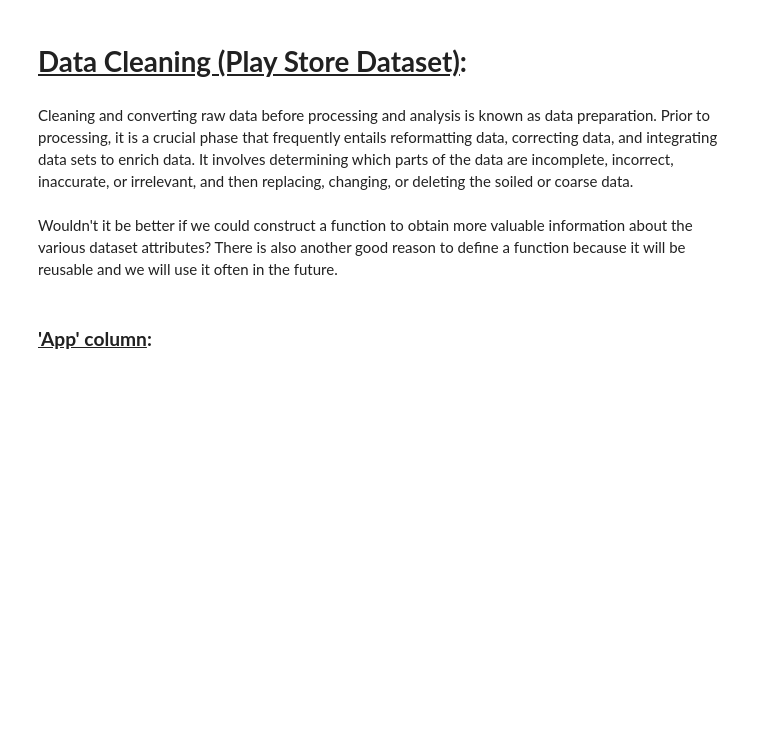
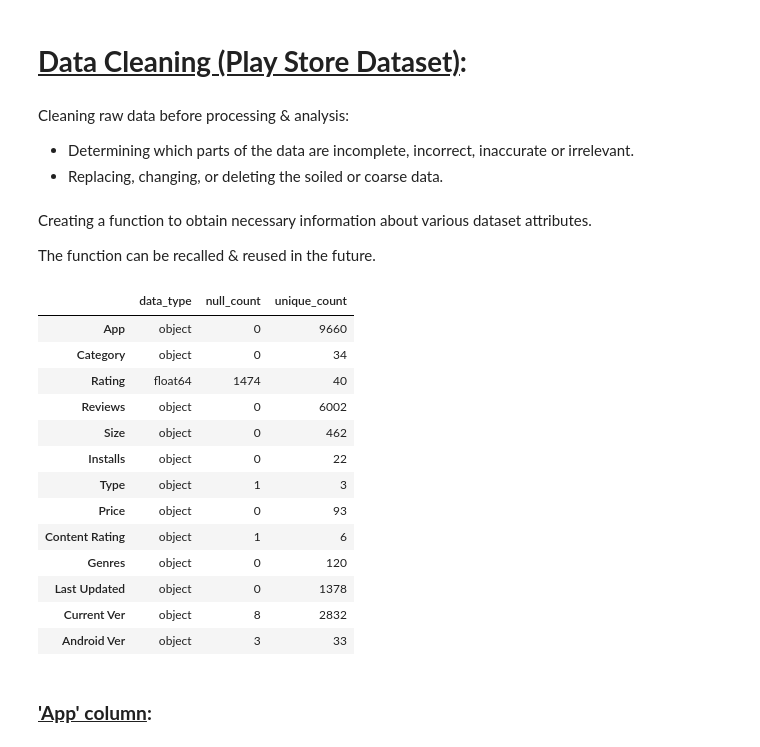
Before and after one commit to aviralsingh2907/PlayStore-App-Review-Analysis, a Jupyter notebook: EDA_Play_Store_App_Review_Analysis.ipynb, the cells around one changed output. Cells and saved outputs as stored; diff of their text form; code cells hidden in the pictures; blank space fills up the shorter version.

```diff
--- a/EDA_Play_Store_App_Review_Analysis.ipynb
+++ b/EDA_Play_Store_App_Review_Analysis.ipynb
@@ -111,21 +133,41 @@ user_review_df.isnull().sum()
 # %% [markdown]
 # <b><u>Data Cleaning (Play Store Dataset)</u>:</b>
 # %% [markdown]
-Cleaning and converting raw data before processing and analysis is known as data preparation. Prior to processing, it is a crucial phase that frequently entails reformatting data, correcting data, and integrating data sets to enrich data. It involves determining which parts of the data are incomplete, incorrect, inaccurate, or irrelevant, and then replacing, changing, or deleting the soiled or coarse data.
+Cleaning raw data before processing & analysis:
+
+* Determining which parts of the data are incomplete, incorrect, inaccurate or irrelevant.
+* Replacing, changing, or deleting the soiled or coarse data.
-# %% [markdown]
-Wouldn't it be better if we could construct a function to obtain more valuable information about the various dataset attributes? There is also another good reason to define a function because it will be reusable and we will use it often in the future.
+# %% [markdown]
+Creating a function to obtain necessary information about various dataset attributes.
+
+The function can be recalled & reused in the future.
 # %%
 # Defining the function:
 
-def complete_info():
-    null = pd.DataFrame(index = play_store_df.columns)
-    null['data_type'] = play_store_df.dtypes
-    null['null_count'] = play_store_df.isnull().sum()
-    null['unique_count'] = play_store_df.nunique()
+def necessary_info():
+    null = pd.DataFrame(index = playstore_df.columns)
+    null['data_type'] = playstore_df.dtypes
+    null['null_count'] = playstore_df.isnull().sum()
+    null['unique_count'] = playstore_df.nunique()
     return null
 # %%
 # Calling the function:
 
-complete_info()
+necessary_info()
+# %% [output]
+|  | data_type | null_count | unique_count |
+| App | object | 0 | 9660 |
+| Category | object | 0 | 34 |
+| Rating | float64 | 1474 | 40 |
+| Reviews | object | 0 | 6002 |
+| Size | object | 0 | 462 |
+| Installs | object | 0 | 22 |
+| Type | object | 1 | 3 |
+| Price | object | 0 | 93 |
+| Content Rating | object | 1 | 6 |
+| Genres | object | 0 | 120 |
+| Last Updated | object | 0 | 1378 |
+| Current Ver | object | 8 | 2832 |
+| Android Ver | object | 3 | 33 |
 # %% [markdown]
 ### <b><u>'App' column</u>:</b>
```
Also changed, not shown: parts of 44 cells of this notebook.
